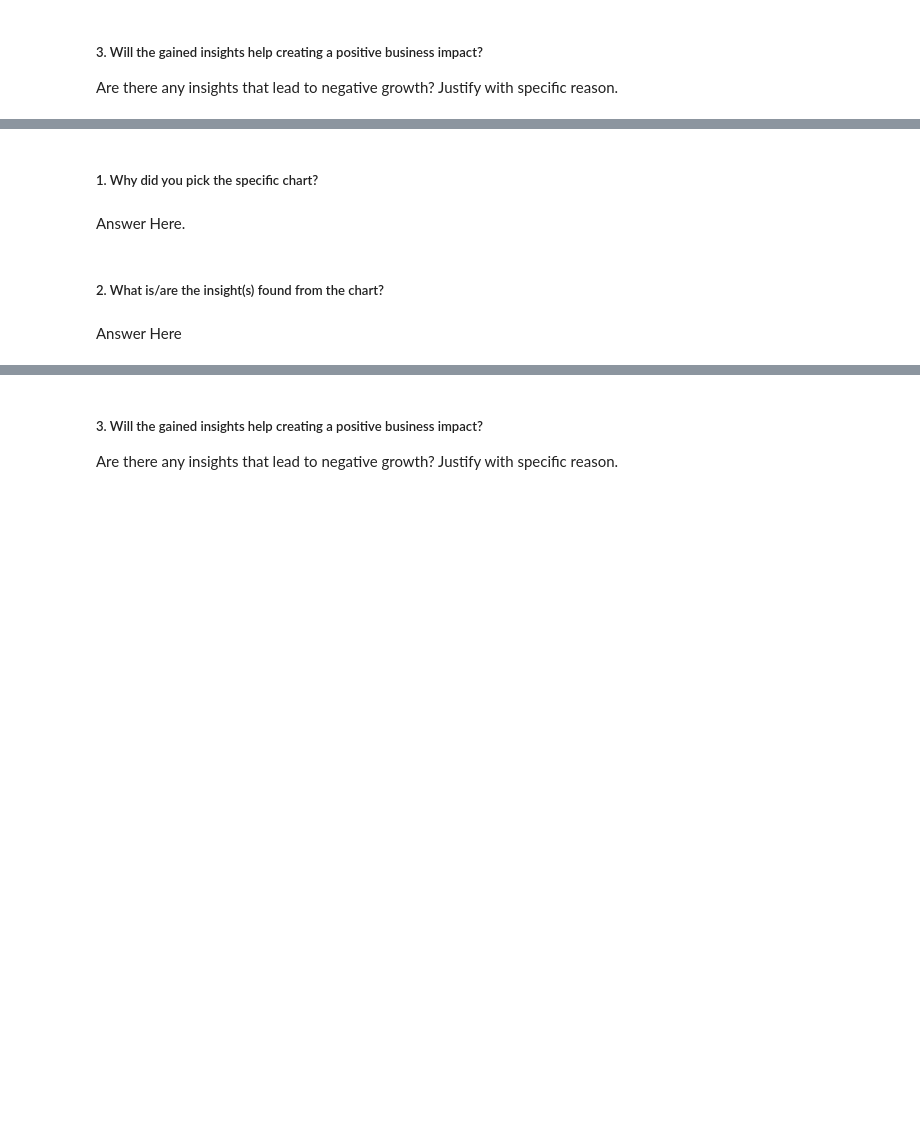
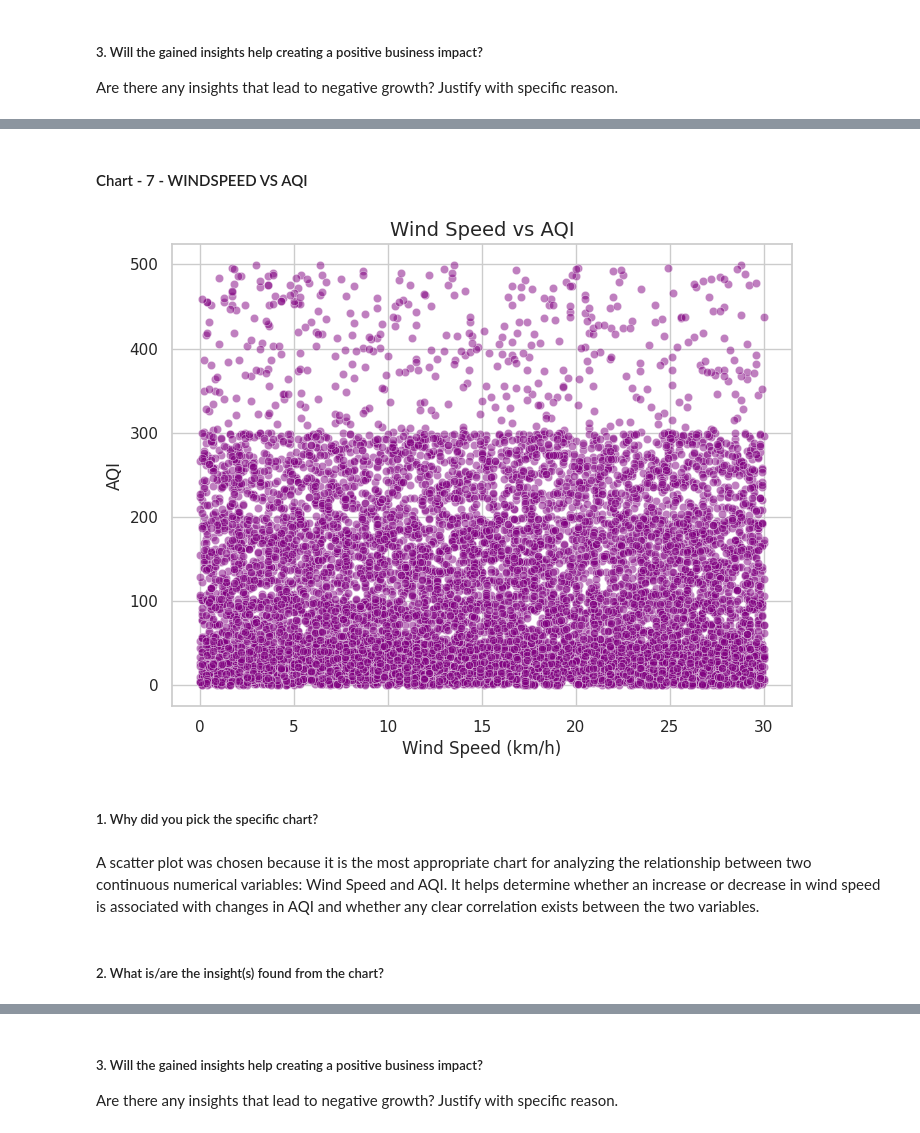
Before and after one commit to rajat805/rajat805, a Jupyter notebook: Another_copy_of_Sample_ML_Submission_Template.ipynb, the cells around one changed output, grey strips where cells are left out. Drawn from its saved outputs; the diff is of its cells as text; code cells hidden in the pictures; blank space fills up the shorter version.

```diff
--- a/Another_copy_of_Sample_ML_Submission_Template.ipynb
+++ b/Another_copy_of_Sample_ML_Submission_Template.ipynb
@@ -601,8 +722,26 @@ Answer Here
+# %% [markdown]
+#### Chart - 7 - WINDSPEED VS AQI
+# %%
+plt.figure(figsize=(8,6))
+
+sns.scatterplot(
+    data=df,
+    x='Wind_Speed_kmh',
+    y='AQI',
+    alpha=0.5,
+    color='purple'
+)
+
+plt.title("Wind Speed vs AQI")
+plt.xlabel("Wind Speed (km/h)")
+plt.ylabel("AQI")
+
+plt.show()
+# %% [output]
+[figure, added]
 # %% [markdown]
 ##### 1. Why did you pick the specific chart?
-# %% [markdown]
-Answer Here.
+# %% [markdown]
+A scatter plot was chosen because it is the most appropriate chart for analyzing the relationship between two continuous numerical variables: Wind Speed and AQI. It helps determine whether an increase or decrease in wind speed is associated with changes in AQI and whether any clear correlation exists between the two variables.
 # %% [markdown]
 ##### 2. What is/are the insight(s) found from the chart?
-# %% [markdown]
-Answer Here
```
Also changed, not shown: parts of 155 cells of this notebook.
